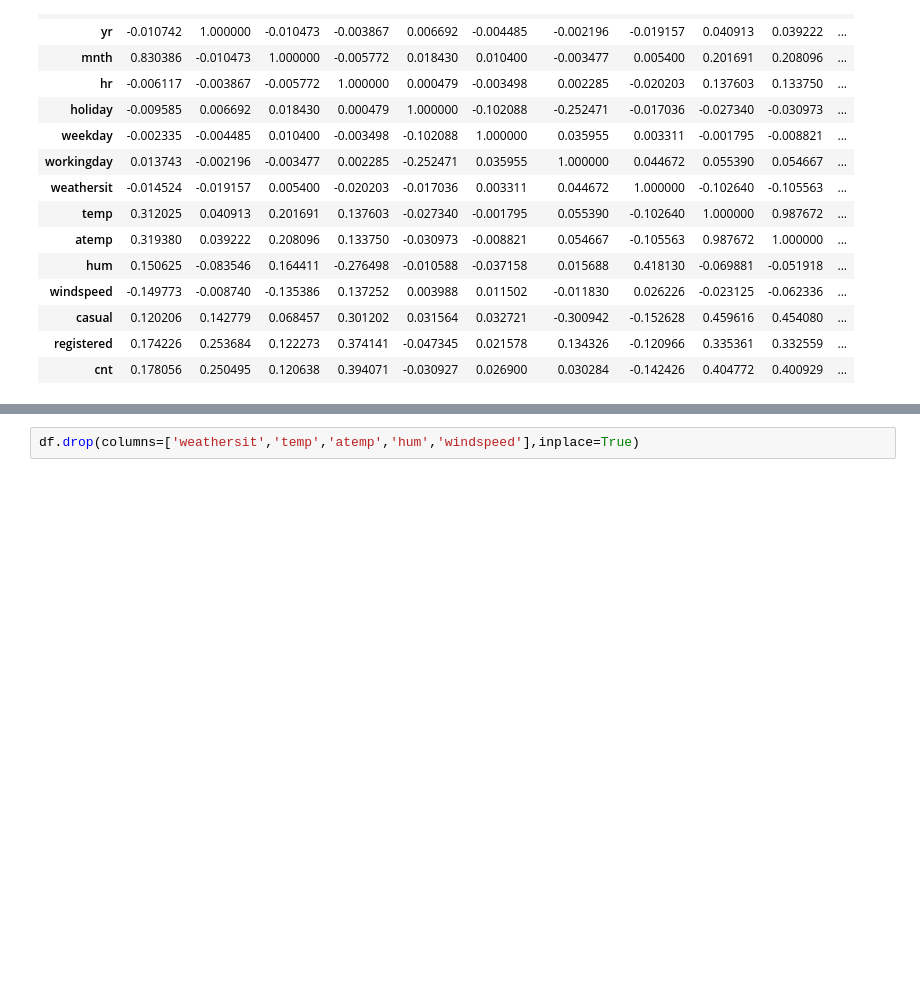
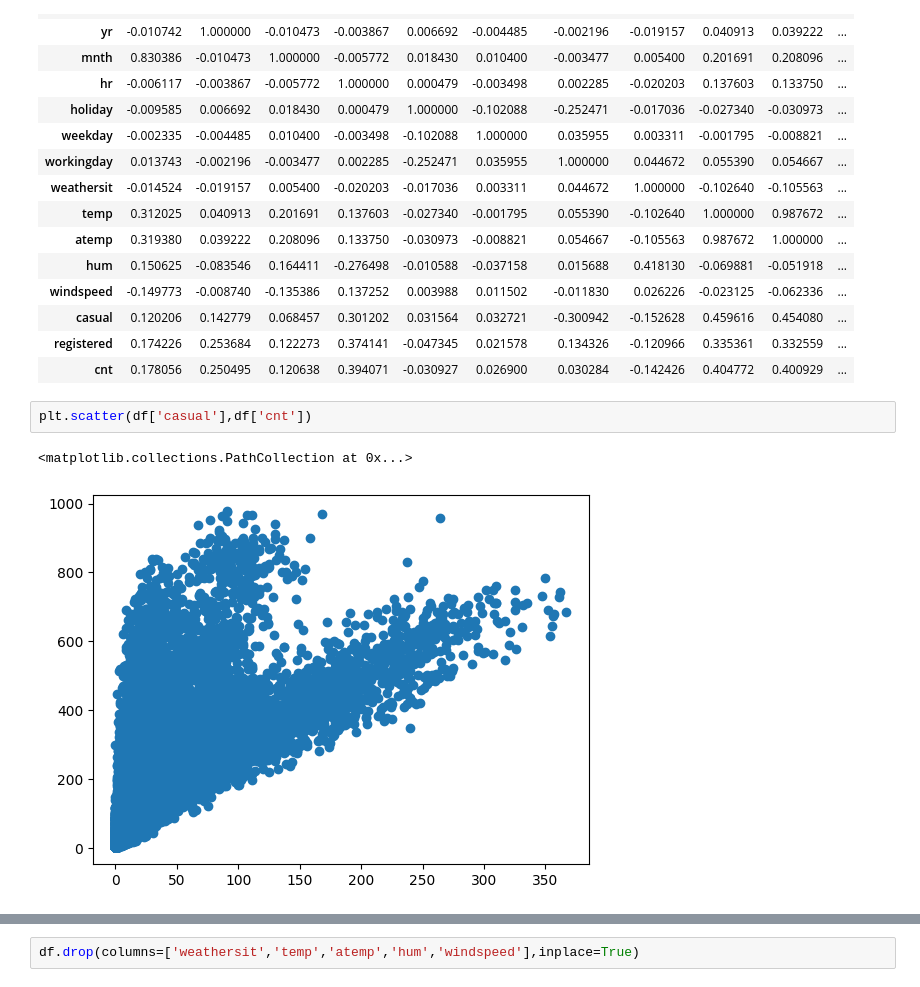
Before and after one commit to Prathmesh-rajurkar/Bike_Sharing_Pred, a Jupyter notebook: bike_sharing.ipynb, the cells around one changed output, grey strips where cells are left out. Cells and saved outputs as stored; diff of their text form; blank space fills up the shorter version.

```diff
--- a/bike_sharing.ipynb
+++ b/bike_sharing.ipynb
@@ -108,3 +108,8 @@ df.corr()
 | casual | 0.120206 | 0.142779 | 0.068457 | 0.301202 | 0.031564 | 0.032721 | -0.300942 | -0.152628 | 0.459616 | 0.454080 | ... |
 | registered | 0.174226 | 0.253684 | 0.122273 | 0.374141 | -0.047345 | 0.021578 | 0.134326 | -0.120966 | 0.335361 | 0.332559 | ... |
 | cnt | 0.178056 | 0.250495 | 0.120638 | 0.394071 | -0.030927 | 0.026900 | 0.030284 | -0.142426 | 0.404772 | 0.400929 | ... |
+# %%
+plt.scatter(df['casual'],df['cnt'])
+# %% [output]
+<matplotlib.collections.PathCollection at 0x...>
+[figure, added]
```
Also changed, not shown: parts of 15 cells of this notebook.
